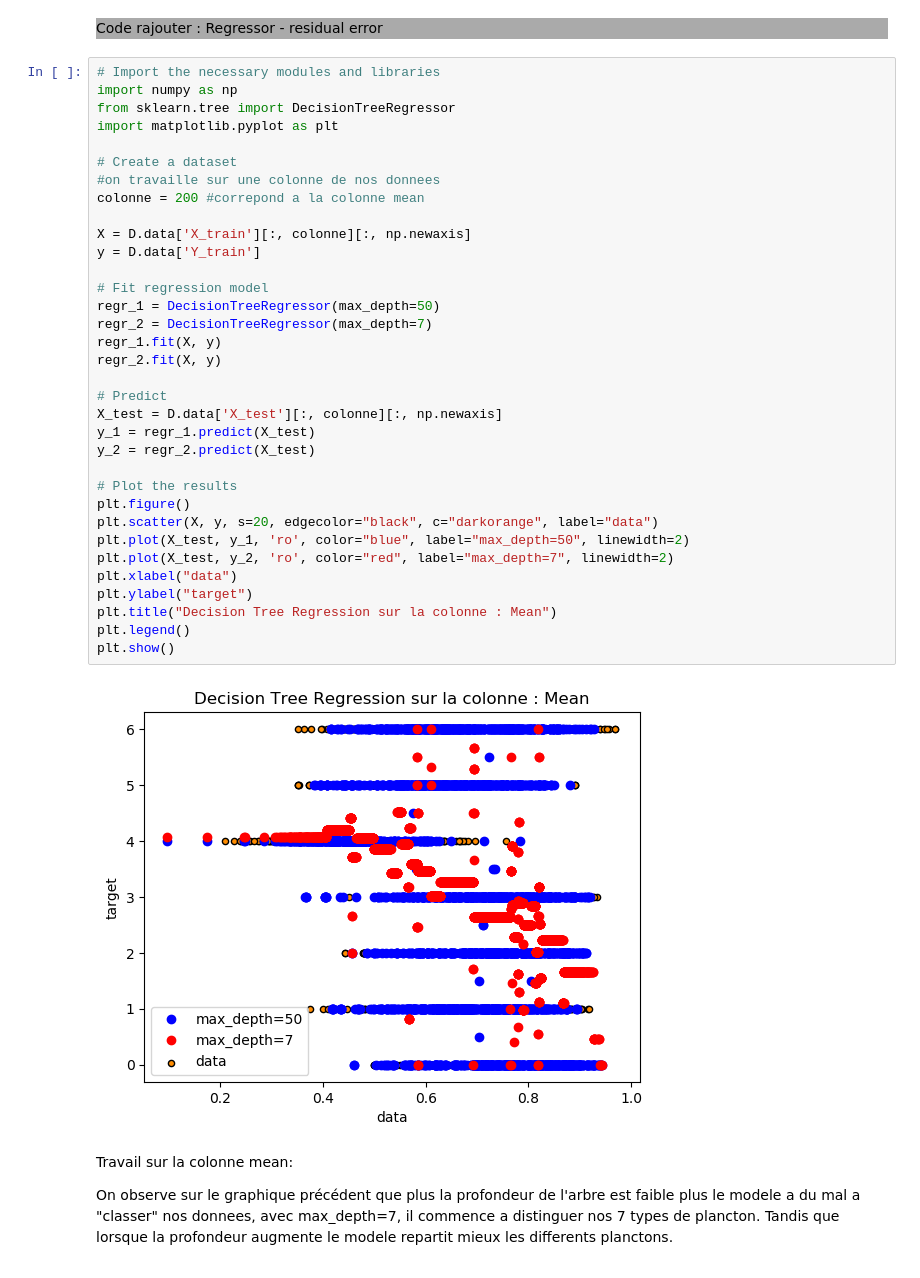
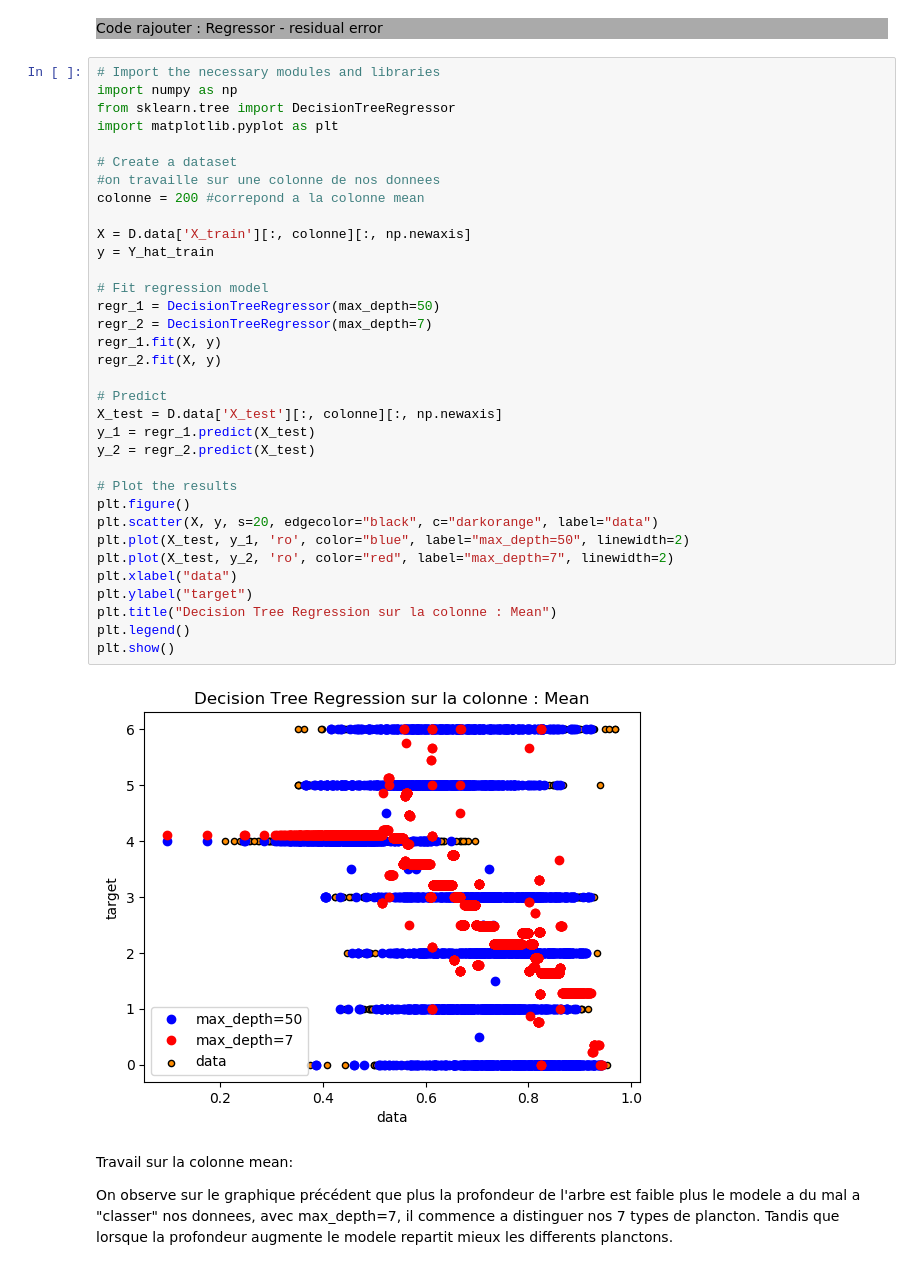
Before and after one commit to MathisDupont/ECOLO1, a Jupyter notebook: starting_kit/README_visualizaton.ipynb, the cells around one changed output. Saved outputs shown, nothing was run; the diff lists cells and outputs as text.

```diff
--- a/starting_kit/README_visualizaton.ipynb
+++ b/starting_kit/README_visualizaton.ipynb
@@ -506,35 +562,35 @@ from sklearn.tree import DecisionTreeRegressor
 import matplotlib.pyplot as plt
 
 # Create a dataset
 #on travaille sur une colonne de nos donnees
 colonne = 200 #correpond a la colonne mean
 
 X = D.data['X_train'][:, colonne][:, np.newaxis]
-y = D.data['Y_train']
+y = Y_hat_train
 
 # Fit regression model
 regr_1 = DecisionTreeRegressor(max_depth=50)
 regr_2 = DecisionTreeRegressor(max_depth=7)
 regr_1.fit(X, y)
 regr_2.fit(X, y)
 
 # Predict
 X_test = D.data['X_test'][:, colonne][:, np.newaxis]
 y_1 = regr_1.predict(X_test)
 y_2 = regr_2.predict(X_test)
 
 # Plot the results
 plt.figure()
 plt.scatter(X, y, s=20, edgecolor="black", c="darkorange", label="data")
 plt.plot(X_test, y_1, 'ro', color="blue", label="max_depth=50", linewidth=2)
 plt.plot(X_test, y_2, 'ro', color="red", label="max_depth=7", linewidth=2)
 plt.xlabel("data")
 plt.ylabel("target")
 plt.title("Decision Tree Regression sur la colonne : Mean")
 plt.legend()
 plt.show()
 # %% [output]
-[figure, old version]
+[figure, new version]
 # %% [markdown]
 Travail sur la colonne mean: <p>
 On observe sur le graphique précédent que plus la profondeur de l'arbre est faible plus le modele a du mal a "classer" nos donnees, avec max_depth=7, il commence a distinguer nos 7 types de plancton. Tandis que lorsque la profondeur augmente le modele repartit mieux les differents planctons.
```
Also changed, not shown: parts of 10 cells of this notebook.
